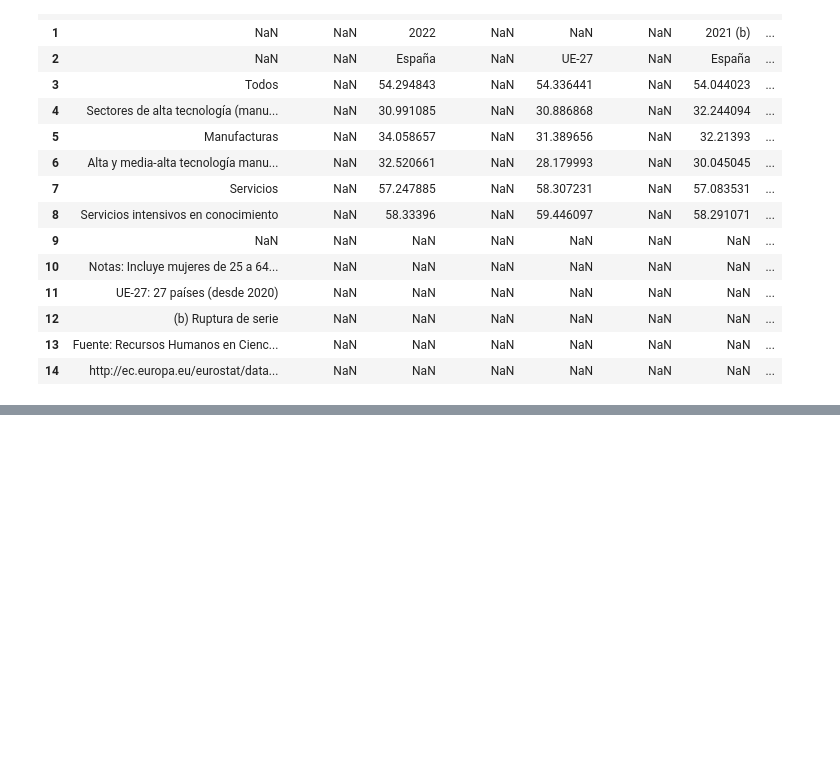
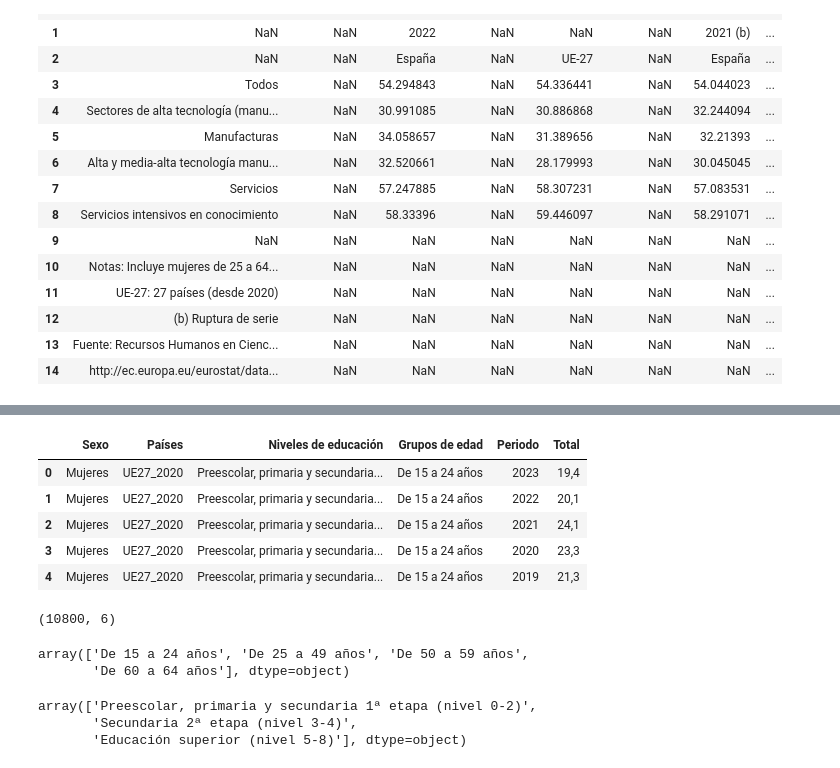
Before and after one commit to Aniitaa7/pairprogramming-mod-4-sprint-2-ANA_MARIA, a Jupyter notebook: jupyters/EDA-INE.ipynb, the cells around one changed output, grey strips where cells are left out. Drawn from its saved outputs; the diff is of its cells as text; code cells hidden in the pictures; blank space fills up the shorter version.

```diff
--- a/jupyters/EDA-INE.ipynb
+++ b/jupyters/EDA-INE.ipynb
@@ -141,0 +221,25 @@ df7
+# %%
+df10 = pd.read_csv('../Datasets/INE/Tasa de paro según niveles de educación y grupos de edad en la UE.csv', sep=';')
+df10.head()
+# %% [output]
+|  | Sexo | Países | Niveles de educación | Grupos de edad | Periodo | Total |
+| 0 | Mujeres | UE27_2020 | Preescolar, primaria y secundaria... | De 15 a 24 años | 2023 | 19,4 |
+| 1 | Mujeres | UE27_2020 | Preescolar, primaria y secundaria... | De 15 a 24 años | 2022 | 20,1 |
+| 2 | Mujeres | UE27_2020 | Preescolar, primaria y secundaria... | De 15 a 24 años | 2021 | 24,1 |
+| 3 | Mujeres | UE27_2020 | Preescolar, primaria y secundaria... | De 15 a 24 años | 2020 | 23,3 |
+| 4 | Mujeres | UE27_2020 | Preescolar, primaria y secundaria... | De 15 a 24 años | 2019 | 21,3 |
+# %%
+df10.shape
+# %% [output]
+(10800, 6)
+# %%
+df10['Grupos de edad'].unique()
+# %% [output]
+array(['De 15 a 24 años', 'De 25 a 49 años', 'De 50 a 59 años',
+       'De 60 a 64 años'], dtype=object)
+# %%
+df10['Niveles de educación'].unique()
+# %% [output]
+array(['Preescolar, primaria y secundaria 1ª etapa (nivel 0-2)',
+       'Secundaria 2ª etapa (nivel 3-4)',
+       'Educación superior (nivel 5-8)'], dtype=object)
```
Also changed, not shown: parts of 25 cells of this notebook.
